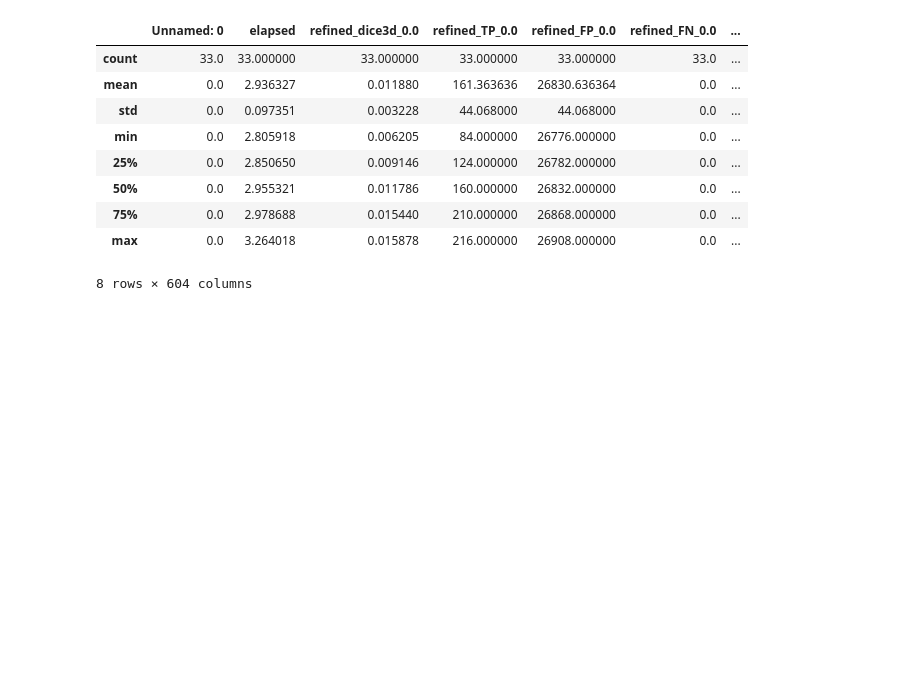
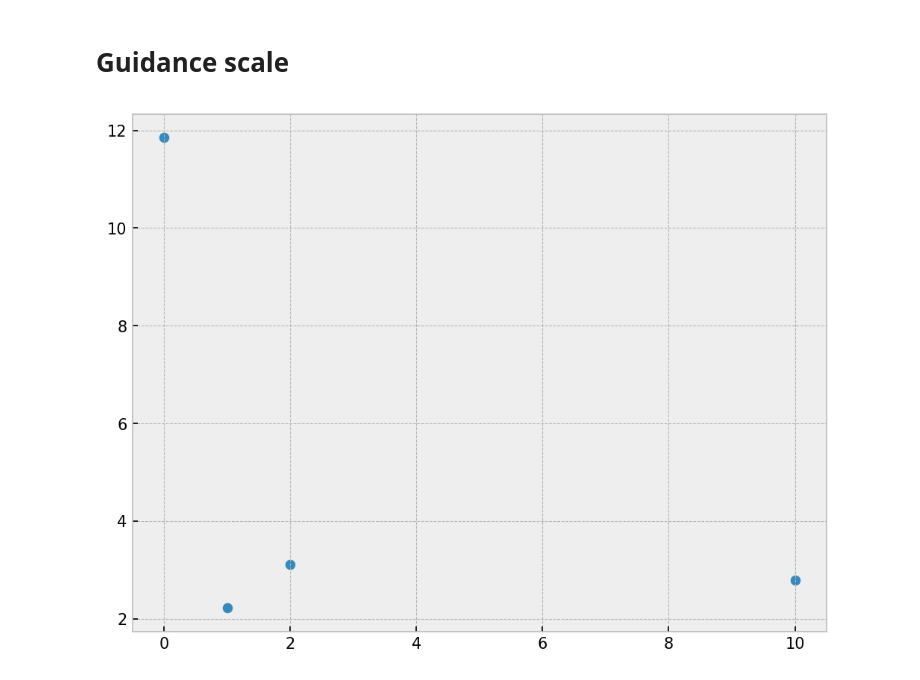
Before and after one commit to cvlab-ai/xra-diff, a Jupyter notebook: notebooks/ablation.ipynb, the cells around one changed output. Saved outputs shown, nothing was run; the diff lists cells and outputs as text; code cells hidden in the pictures; blank space fills up the shorter version.

```diff
--- a/notebooks/ablation.ipynb
+++ b/notebooks/ablation.ipynb
@@ -4,17 +4,24 @@ import matplotlib.pyplot as plt
 plt.style.use("bmh")
 plt.rcParams["figure.figsize"] = (8, 6)
 plt.rcParams["figure.dpi"]     = 150
+# %% [markdown]
+# Guidance scale
+# %%
+def plot_w_guidance(gds, dfs):
+    means = []
+    for df in dfs:
+        mean = df["refined_chamfer_adaptive"].mean()
+        means.append(mean)
+    plt.scatter(gds, means)
 # %%
 df_guidance0 = pd.read_csv("../data/guidance_scale_0.0.csv")
-df_guidance0.describe()
+df_guidance1 = pd.read_csv("../data/guidance_scale_1.0.csv")
+df_guidance2 = pd.read_csv("../data/guidance_scale_2.0.csv")
+df_guidance10 = pd.read_csv("../data/synthetic_adaptive_right.csv")
-# %% [output]
-|  | Unnamed: 0 | elapsed | refined_dice3d_0.0 | refined_TP_0.0 | refined_FP_0.0 | refined_FN_0.0 | ... |
-| count | 33.0 | 33.000000 | 33.000000 | 33.000000 | 33.000000 | 33.0 | ... |
-| mean | 0.0 | 2.936327 | 0.011880 | 161.363636 | 26830.636364 | 0.0 | ... |
-| std | 0.0 | 0.097351 | 0.003228 | 44.068000 | 44.068000 | 0.0 | ... |
-| min | 0.0 | 2.805918 | 0.006205 | 84.000000 | 26776.000000 | 0.0 | ... |
-| 25% | 0.0 | 2.850650 | 0.009146 | 124.000000 | 26782.000000 | 0.0 | ... |
-| 50% | 0.0 | 2.955321 | 0.011786 | 160.000000 | 26832.000000 | 0.0 | ... |
-| 75% | 0.0 | 2.978688 | 0.015440 | 210.000000 | 26868.000000 | 0.0 | ... |
-| max | 0.0 | 3.264018 | 0.015878 | 216.000000 | 26908.000000 | 0.0 | ... |
-8 rows × 604 columns
+# %%
+plot_w_guidance(
+    [0, 1, 2, 10],
+    [df_guidance0, df_guidance1, df_guidance2, df_guidance10]
+)
+# %% [output]
+[figure, added]
```
Also changed, not shown: 3 other files.
